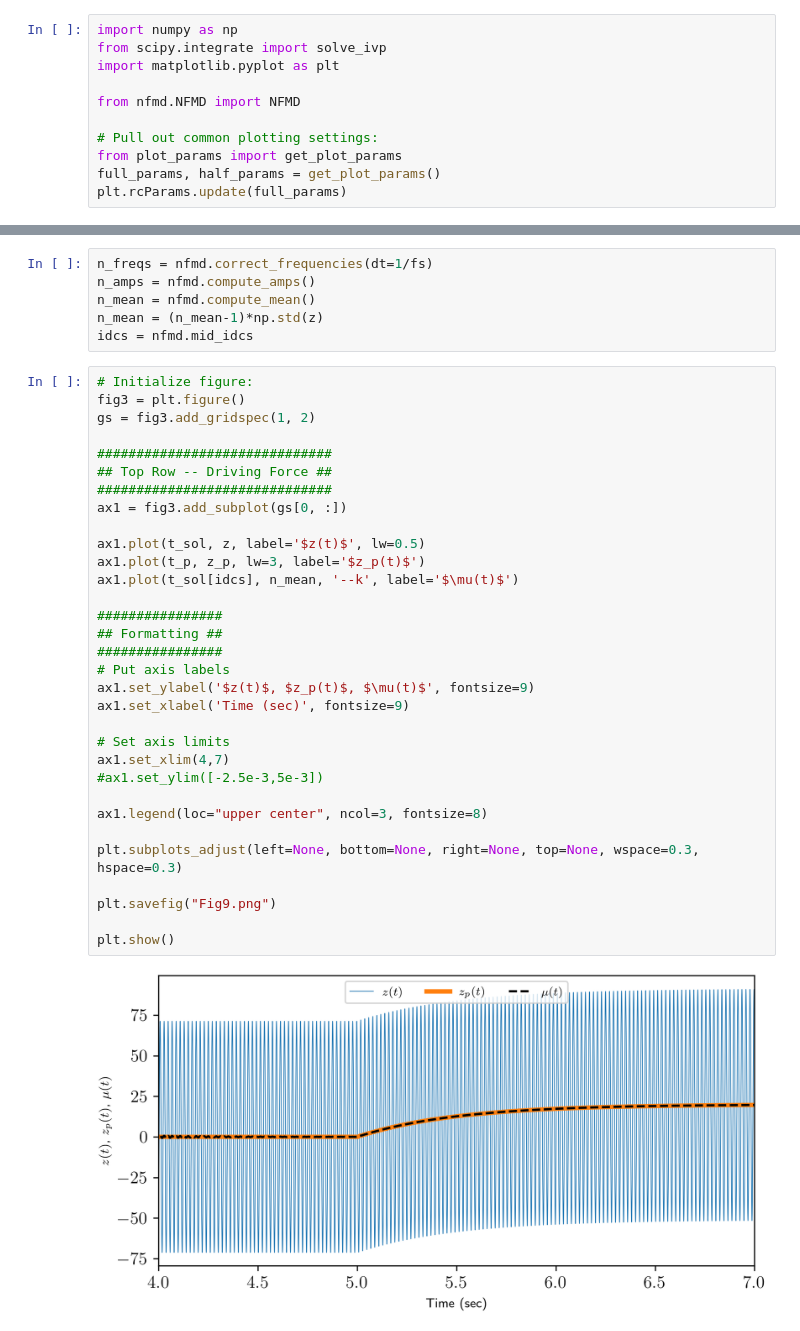
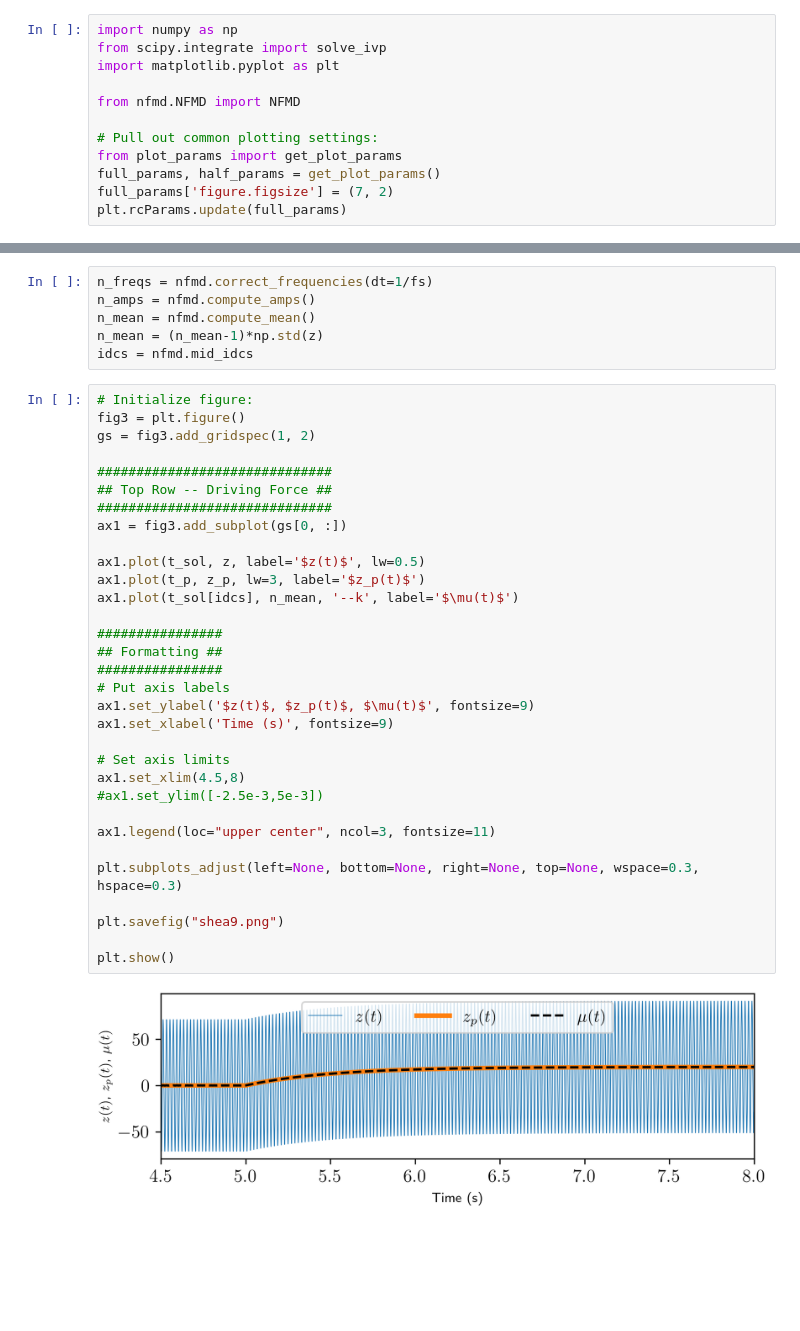
Before and after one commit to sheadan/NFMD-ExtractionInstantaneous, a Jupyter notebook: Fig 9 - Signal mean and LTI oscillator solutions.ipynb, the cells around one changed output, grey strips where cells are left out. Drawn from its saved outputs; the diff is of its cells as text; blank space fills up the shorter version.

```diff
--- a/Fig 9 - Signal mean and LTI oscillator solutions.ipynb
+++ b/Fig 9 - Signal mean and LTI oscillator solutions.ipynb
@@ -8,6 +8,7 @@ from nfmd.NFMD import NFMD
 # Pull out common plotting settings:
 from plot_params import get_plot_params
 full_params, half_params = get_plot_params()
+full_params['figure.figsize'] = (7, 2)
 plt.rcParams.update(full_params)
 # %%
 def oscillator(t, y, xi, w_0, f):
@@ -139,34 +140,34 @@ idcs = nfmd.mid_idcs
 # %%
 # Initialize figure:
 fig3 = plt.figure()
 gs = fig3.add_gridspec(1, 2)
 
 ##############################
 ## Top Row -- Driving Force ##
 ##############################
 ax1 = fig3.add_subplot(gs[0, :])
 
 ax1.plot(t_sol, z, label='$z(t)$', lw=0.5)
 ax1.plot(t_p, z_p, lw=3, label='$z_p(t)$')
 ax1.plot(t_sol[idcs], n_mean, '--k', label='$\mu(t)$')
 
 ################
 ## Formatting ##
 ################
 # Put axis labels
 ax1.set_ylabel('$z(t)$, $z_p(t)$, $\mu(t)$', fontsize=9)
-ax1.set_xlabel('Time (sec)', fontsize=9)
+ax1.set_xlabel('Time (s)', fontsize=9)
 
 # Set axis limits
-ax1.set_xlim(4,7)
+ax1.set_xlim(4.5,8)
 #ax1.set_ylim([-2.5e-3,5e-3])
 
-ax1.legend(loc="upper center", ncol=3, fontsize=8)
+ax1.legend(loc="upper center", ncol=3, fontsize=11)
 
 plt.subplots_adjust(left=None, bottom=None, right=None, top=None, wspace=0.3, hspace=0.3)
 
-plt.savefig("Fig9.png")
+plt.savefig("shea9.png")
 
 plt.show()
 # %% [output]
-[figure, old version]
+[figure, new version]
```
Also changed, not shown: parts of 2 cells of this notebook, 20 other files.
